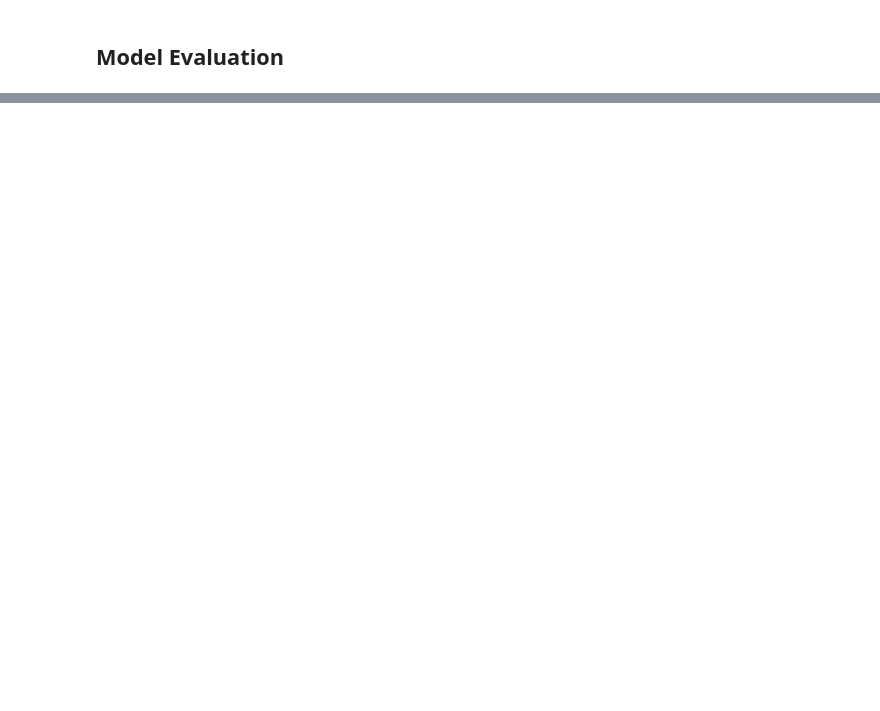
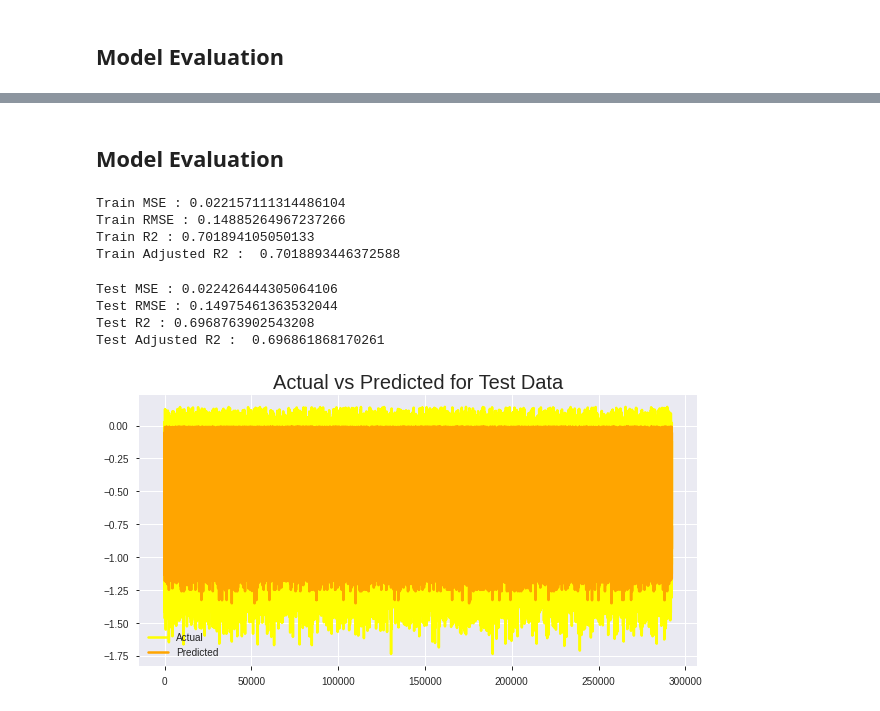
Before and after one commit to AbhijeetS1112/NYC-Taxi-Trip-Time-Prediction----ALMA, a Jupyter notebook: NYC_Taxi_Trip_Time_Prediction.ipynb, the cells around one changed output, grey strips where cells are left out. Cells and saved outputs as stored; diff of their text form; code cells hidden in the pictures; blank space fills up the shorter version.

```diff
--- a/NYC_Taxi_Trip_Time_Prediction.ipynb
+++ b/NYC_Taxi_Trip_Time_Prediction.ipynb
@@ -1230,0 +1240,20 @@ plt.show()
+# %%
+# Maximum depth of trees
+max_depth = [4,6,8,10]
+
+# Minimum number of samples required to split a node
+min_samples_split = [10,20,30]
+
+# Minimum number of samples required at each leaf node
+min_samples_leaf = [8,16,22]
+
+# Hyperparameter Grid
+param_dict_dt = {
+              'max_depth' : max_depth,
+              'min_samples_split' : min_samples_split,
+              'min_samples_leaf' : min_samples_leaf}
+#the cache variables contains the best parameters for the Decision Tree that we already tested before to save time when running again
+cache = {
+              'max_depth' : [10],
+              'min_samples_split' : [10],
+              'min_samples_leaf' : [22]}
@@ -1230,0 +1266,9 @@ plt.show()
+# %%
+dt = DecisionTreeRegressor()
+
+# Grid search
+dt_grid = GridSearchCV(estimator=dt,
+                       param_grid = cache,
+                       cv = 5, verbose=2, scoring='r2')
+
+dt_grid.fit(x_train,y_train)
@@ -1230,0 +1296,48 @@ plt.show()
+# %%
+y_pred_dt_test=dt_grid.predict(x_test)
+# %% [markdown]
+## **Model Evaluation**
+# %%
+dt_train_mse  = mean_squared_error(y_train, y_pred_dt_train)
+print("Train MSE :" , dt_train_mse)
+
+dt_train_rmse = np.sqrt(dt_train_mse)
+print("Train RMSE :" ,dt_train_rmse)
+
+dt_train_r2 = r2_score(y_train, y_pred_dt_train)
+print("Train R2 :" ,dt_train_r2)
+
+dt_train_r2_= 1-(1-r2_score(y_train, y_pred_dt_train))*((x_train.shape[0]-1)/(x_train.shape[0]-x_train.shape[1]-1))
+print("Train Adjusted R2 : ", dt_train_r2_)
+# %% [output]
+Train MSE : 0.022157111314486104
+Train RMSE : 0.14885264967237266
+Train R2 : 0.701894105050133
+Train Adjusted R2 :  0.7018893446372588
+# %%
+dt_test_mse  = mean_squared_error(y_test, y_pred_dt_test)
+print("Test MSE :" , dt_test_mse)
+dt_test_rmse = np.sqrt(dt_test_mse)
+print("Test RMSE :" ,dt_test_rmse)
+
+dt_test_r2 = r2_score(y_test, y_pred_dt_test)
+print("Test R2 :" ,dt_test_r2)
+
+dt_test_r2_= 1-(1-r2_score(y_test, y_pred_dt_test))*((x_test.shape[0]-1)/(x_test.shape[0]-x_test.shape[1]-1))
+print("Test Adjusted R2 : ", dt_test_r2_)
+# %% [output]
+Test MSE : 0.022426444305064106
+Test RMSE : 0.14975461363532044
+Test R2 : 0.6968763902543208
+Test Adjusted R2 :  0.696861868170261
+# %%
+#Actual vs Prediction
+plt.figure(figsize= (10,5))
+c= [i for i in range(0, len(y_test))]
+plt.plot(c, y_test, color='yellow', linewidth=2.5, linestyle='-')
+plt.plot(c, y_pred_dt_test, color='Orange', linewidth=2.5, linestyle='-')
+plt.title('Actual vs Predicted for Test Data', fontsize=20)
+plt.legend(["Actual", "Predicted"])
+plt.show()
+# %% [output]
+[figure, added]
```
Also changed, not shown: parts of 87 cells of this notebook.
